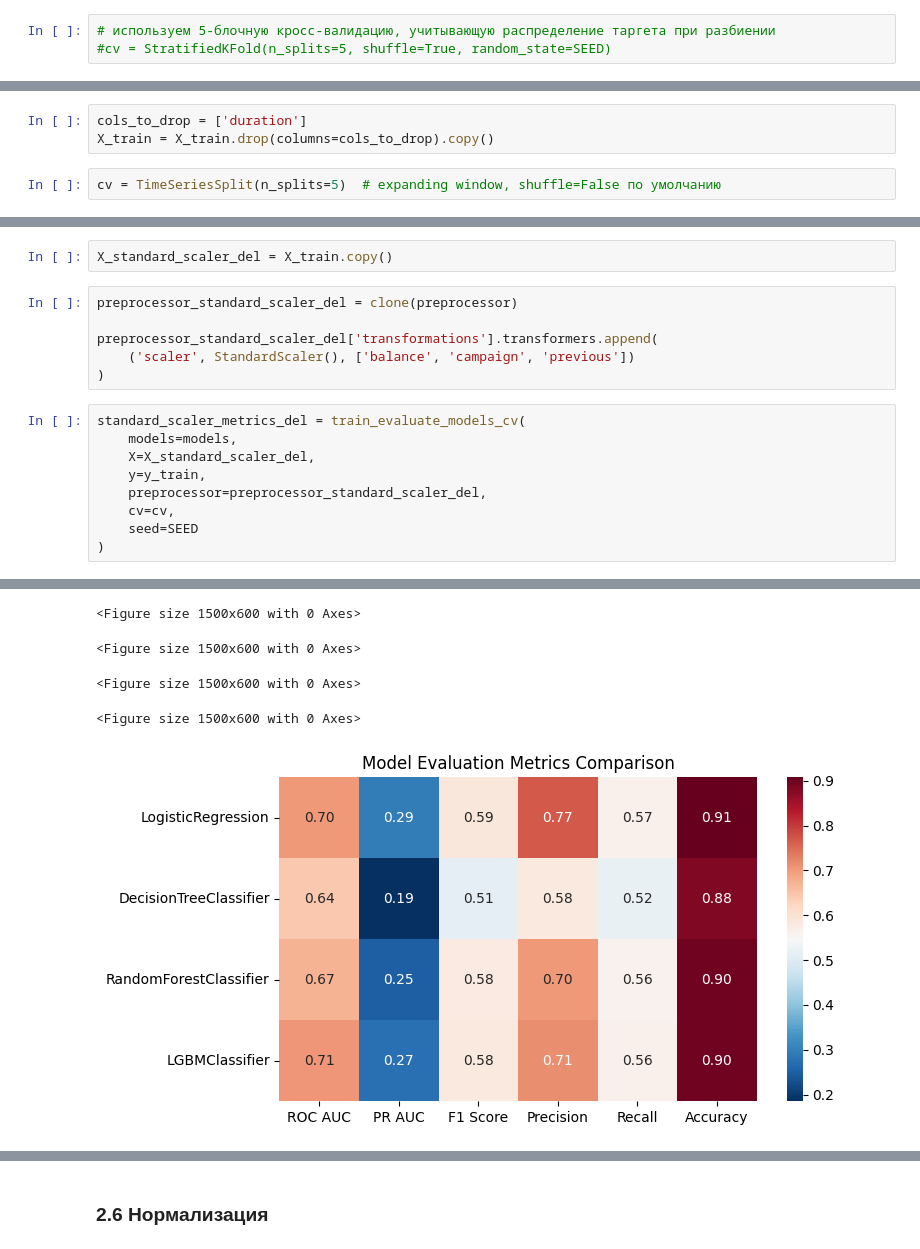
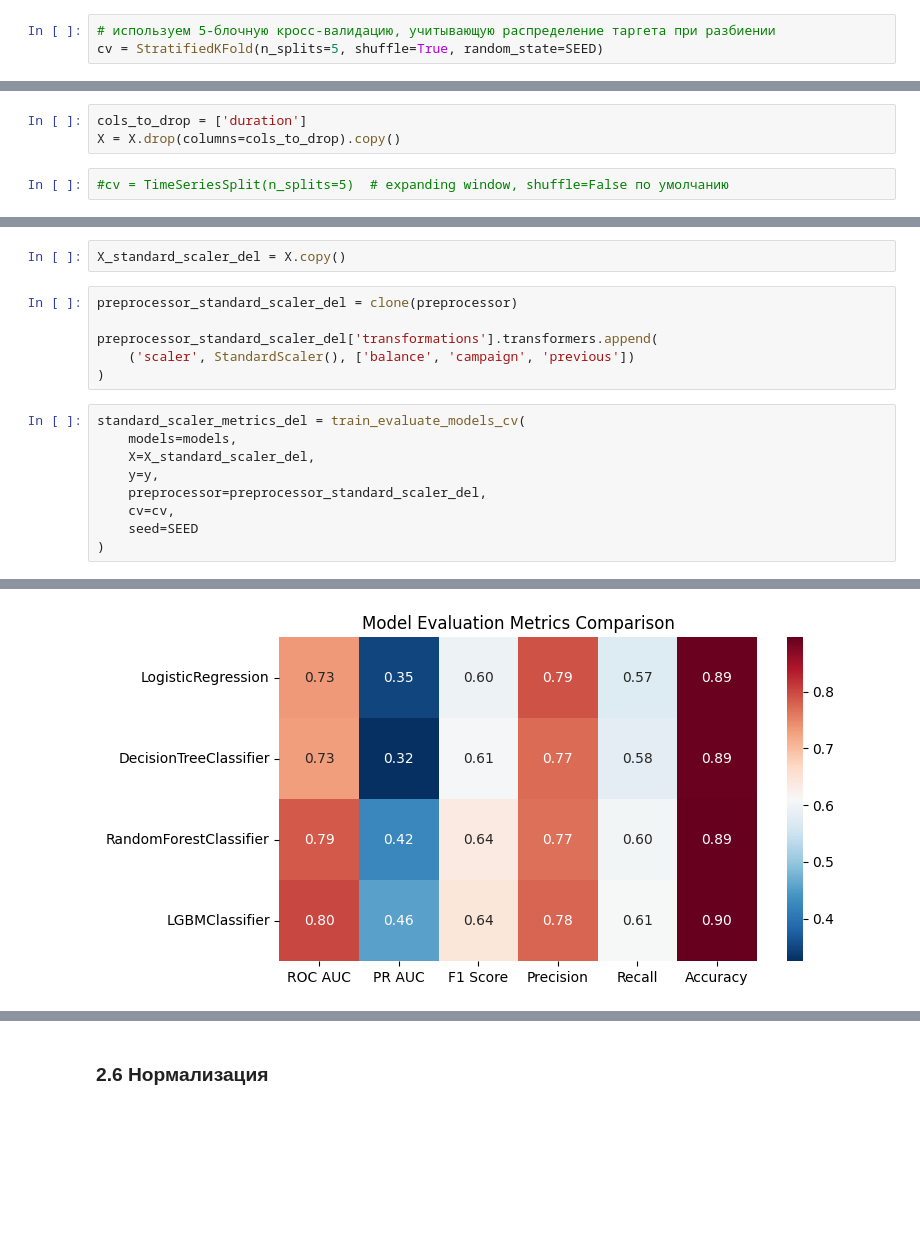
Before and after one commit to nikitosik258/Bank-Marketing, a Jupyter notebook: improvements_cv.ipynb, the cells around one changed output, grey strips where cells are left out. Saved outputs shown, nothing was run; the diff lists cells and outputs as text; blank space fills up the shorter version.

```diff
--- a/improvements_cv.ipynb
+++ b/improvements_cv.ipynb
@@ -168,14 +144,14 @@ models = [
 ]
 # %%
 # используем 5-блочную кросс-валидацию, учитывающую распределение таргета при разбиении
-#cv = StratifiedKFold(n_splits=5, shuffle=True, random_state=SEED)
+cv = StratifiedKFold(n_splits=5, shuffle=True, random_state=SEED)
 # %% [markdown]
 Удаляем duration, тк это утечка, длительность звонка известна только после контакта и фактически отражает интерес клиента; duration почти напрямую коррелирует с y (дольше говорят — чаще оформляют), из-за чего метрики взлетают нечестно.
 # %%
 cols_to_drop = ['duration']
-X_train = X_train.drop(columns=cols_to_drop).copy()
+X = X.drop(columns=cols_to_drop).copy()
 # %%
-cv = TimeSeriesSplit(n_splits=5)  # expanding window, shuffle=False по умолчанию
+#cv = TimeSeriesSplit(n_splits=5)  # expanding window, shuffle=False по умолчанию
 # %%
 initial_metrics = train_evaluate_models_cv(
     models=models,
@@ -793,7 +1046,7 @@ compare_metrics_heatmap(initial_metrics, standard_scaler_metrics)
 # %% [markdown]
 #### 2.5.2 С удалением
 # %%
-X_standard_scaler_del = X_train.copy()
+X_standard_scaler_del = X.copy()
 # %%
 preprocessor_standard_scaler_del = clone(preprocessor)
 
@@ -804,7 +1057,7 @@ preprocessor_standard_scaler_del['transformations'].transformers.append(
 standard_scaler_metrics_del = train_evaluate_models_cv(
     models=models,
     X=X_standard_scaler_del,
-    y=y_train,
+    y=y,
     preprocessor=preprocessor_standard_scaler_del,
     cv=cv,
     seed=SEED
@@ -830,8 +1083,4 @@ And if memory is not enough, you can set `force_col_wise=true`.
-<Figure size 1500x600 with 0 Axes>
-<Figure size 1500x600 with 0 Axes>
-<Figure size 1500x600 with 0 Axes>
-<Figure size 1500x600 with 0 Axes>
-[figure, old version]
+[figure, new version]
 # %%
 compare_metrics_heatmap(initial_metrics, standard_scaler_metrics_del)
 # %% [output]
```
Also changed, not shown: parts of 106 cells of this notebook, 3 other files.
